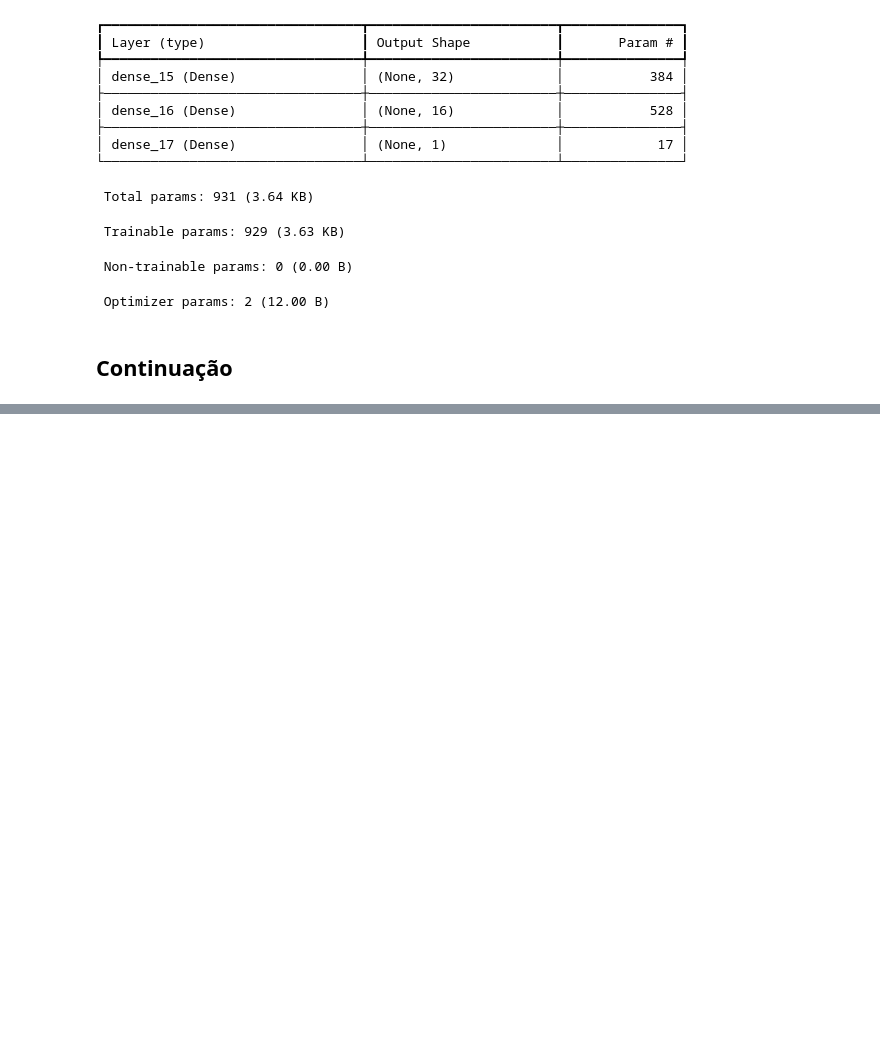
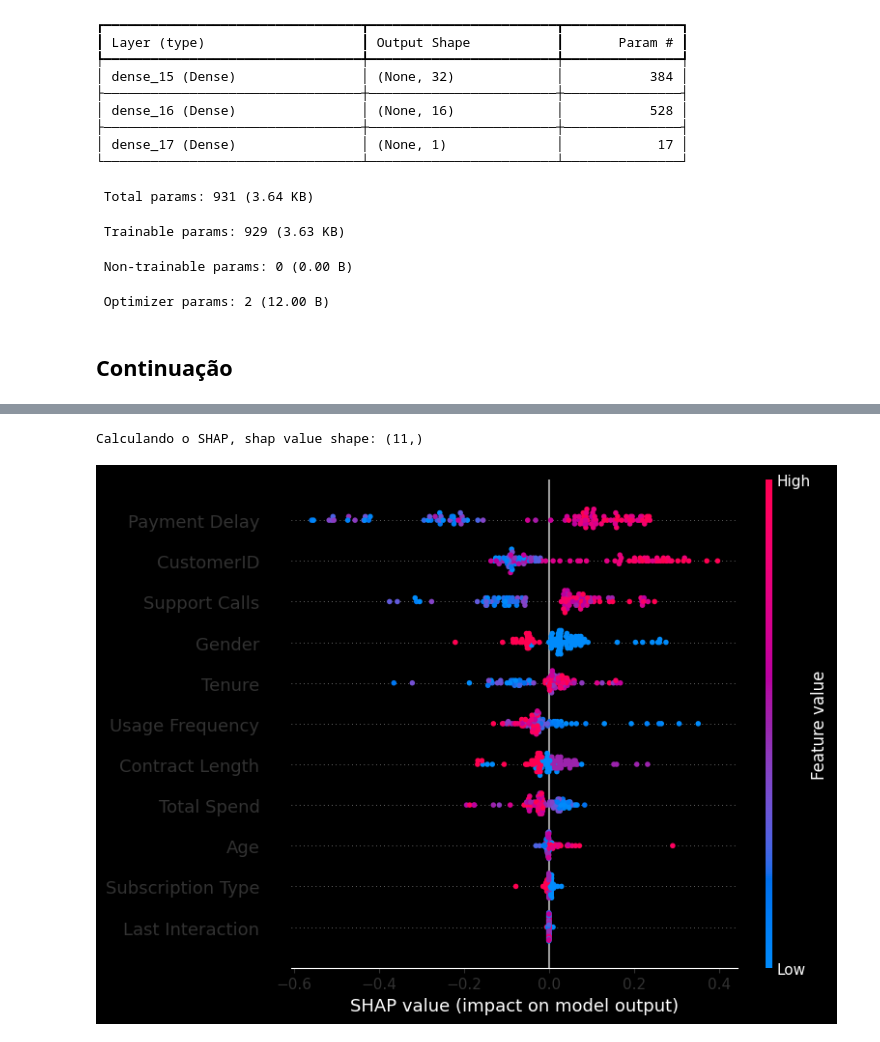
Before and after one commit to AlanDiekGuimaraes/Quarto_Semestre_Ciencia_de_Dados, a Jupyter notebook: Aula_55_(17-10-2025)/Explicabilidade_e_Ética_Parte_2.ipynb, the cells around one changed output, grey strips where cells are left out. Cells and saved outputs as stored; diff of their text form; code cells hidden in the pictures; blank space fills up the shorter version.

```diff
--- a/Aula_55_(17-10-2025)/Explicabilidade_e_Ética_Parte_2.ipynb
+++ b/Aula_55_(17-10-2025)/Explicabilidade_e_Ética_Parte_2.ipynb
@@ -141 +123,18 @@ Note: you may need to restart the kernel to use updated packages.
 ... (88 outputs left out)
+# %%
+print("Calculando o SHAP, shap value shape:", shap_values[0].shape)
+# %% [output]
+Calculando o SHAP, shap value shape: (11,)
+# %%
+'''
+Plot dos valores de Shapley de cada feature que foi usado,
+quanto maior o valor, mais importante foi a feature (ou seja, mais importante para o modelo para um lado)
+quento menor o valor maior a feature (ou seja, menos importante para o modelo para o outro lado)
+'''
+shap.summary_plot(
+    shap_values,
+    X_train[:100],
+    feature_names=dados.drop('Churn', axis=1).columns
+)
+# %% [output]
+[figure, added]
```
Also changed, not shown: parts of 22 cells of this notebook.
